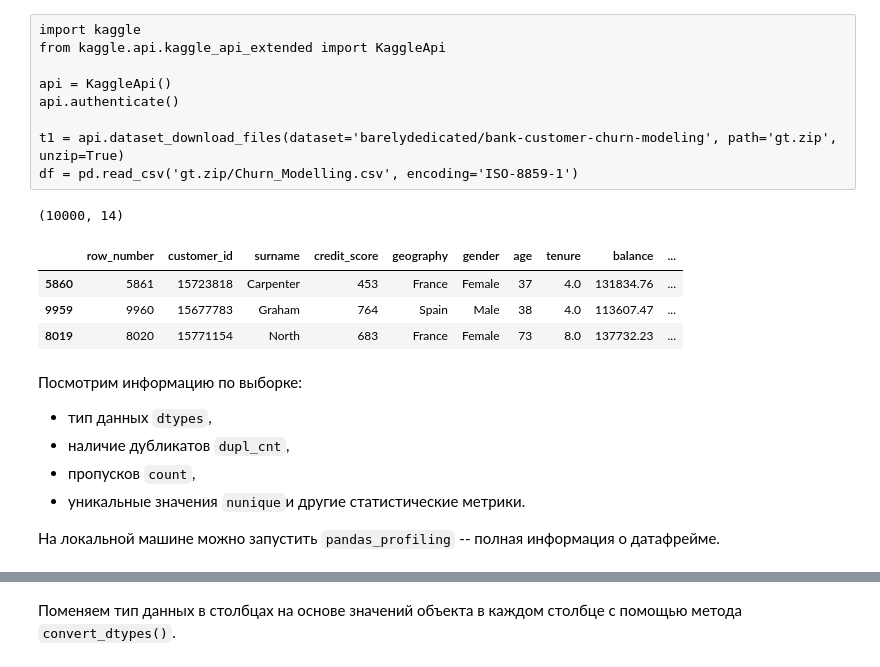
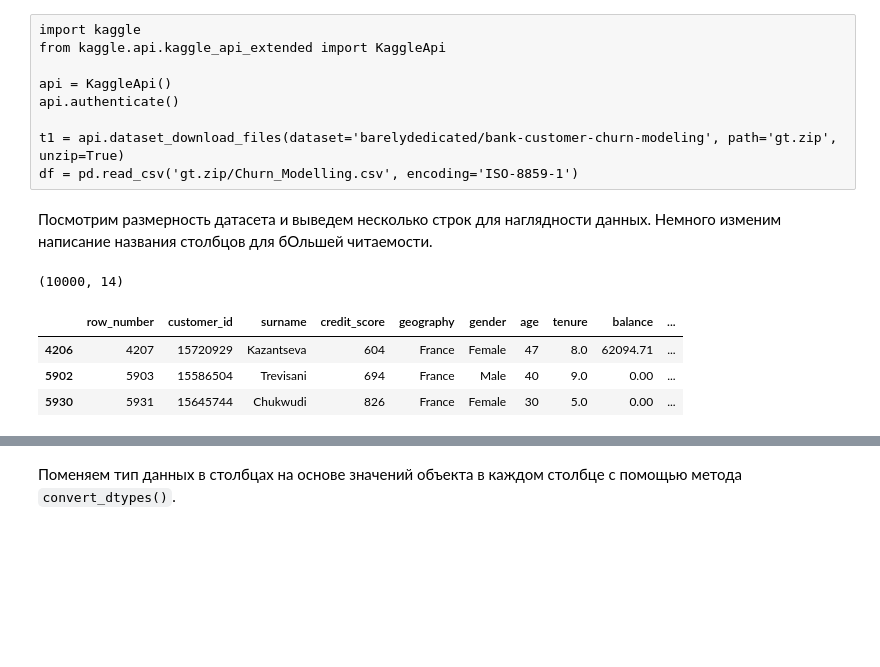
Before and after one commit to valentinatihova/DS_projects, a Jupyter notebook: bank_churn_prediction/bank_churn_prediction.ipynb, the cells around one changed output, grey strips where cells are left out. Saved outputs shown, nothing was run; the diff lists cells and outputs as text; code cells hidden in the pictures; blank space fills up the shorter version.

```diff
--- a/bank_churn_prediction/bank_churn_prediction.ipynb
+++ b/bank_churn_prediction/bank_churn_prediction.ipynb
@@ -48,24 +48,18 @@ api.authenticate()
 
 t1 = api.dataset_download_files(dataset='barelydedicated/bank-customer-churn-modeling', path='gt.zip', unzip=True)
 df = pd.read_csv('gt.zip/Churn_Modelling.csv', encoding='ISO-8859-1')
+# %% [markdown]
+Посмотрим размерность датасета и выведем несколько строк для наглядности данных. Немного изменим написание названия столбцов для бОльшей читаемости.
 # %%
-df = pd.read_csv('/datasets/Churn.csv')
+# df = pd.read_csv('/datasets/Churn.csv')
+df = pd.read_csv('C:/Users/valentina.tikhova/Downloads/yandex_ds/course7_Обучение с учителем/Churn.csv')
 df.columns = [re.sub(r"\B([A-Z])", r"_\1", col).lower() for col in df.columns]
 
 display(df.shape)
 display(df.sample(3))
 # %% [output]
 (10000, 14)
 |  | row_number | customer_id | surname | credit_score | geography | gender | age | tenure | balance | ... |
-| 5860 | 5861 | 15723818 | Carpenter | 453 | France | Female | 37 | 4.0 | 131834.76 | ... |
-| 9959 | 9960 | 15677783 | Graham | 764 | Spain | Male | 38 | 4.0 | 113607.47 | ... |
-| 8019 | 8020 | 15771154 | North | 683 | France | Female | 73 | 8.0 | 137732.23 | ... |
+| 4206 | 4207 | 15720929 | Kazantseva | 604 | France | Female | 47 | 8.0 | 62094.71 | ... |
+| 5902 | 5903 | 15586504 | Trevisani | 694 | France | Male | 40 | 9.0 | 0.00 | ... |
+| 5930 | 5931 | 15645744 | Chukwudi | 826 | France | Female | 30 | 5.0 | 0.00 | ... |
-# %% [markdown]
-
-Посмотрим информацию по выборке:
-* тип данных `dtypes`,
-* наличие дубликатов `dupl_cnt`,
-* пропусков `count`,
-* уникальные значения `nunique`и другие статистические метрики.
-
-На локальной машине можно запустить `pandas_profiling` -- полная информация о датафрейме.
```
Also changed, not shown: parts of 118 cells of this notebook.
